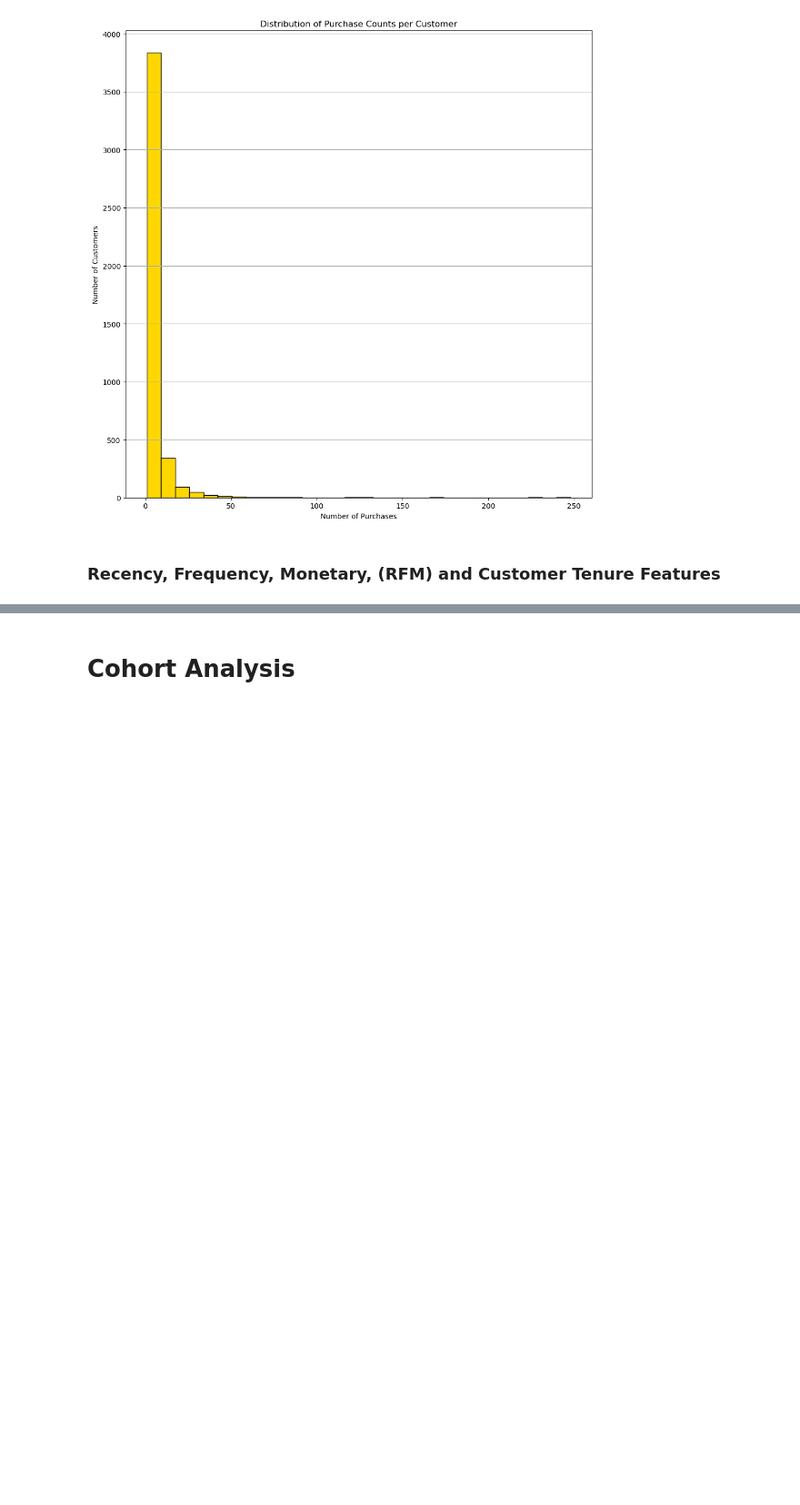
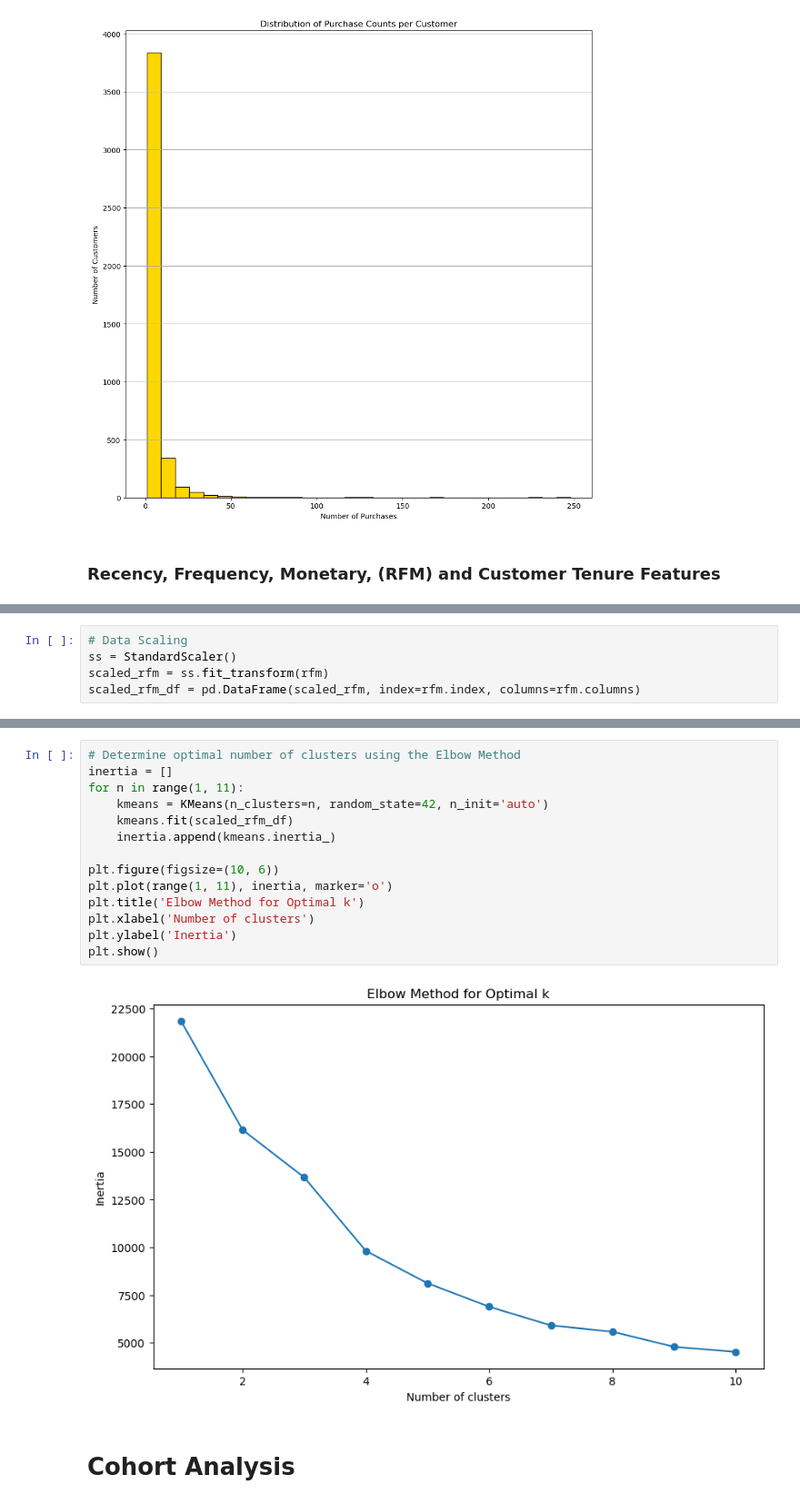
Before and after one commit to Emerald-GitHub/Eshop-pro-cohort-analysis, a Jupyter notebook: notebook/Eshop-pro-cohort-analysis.ipynb, the cells around one changed output, grey strips where cells are left out. Shown at 91% size. Drawn from its saved outputs; the diff is of its cells as text; blank space fills up the shorter version.

```diff
--- a/notebook/Eshop-pro-cohort-analysis.ipynb
+++ b/notebook/Eshop-pro-cohort-analysis.ipynb
@@ -212,3 +214,8 @@ rfm.head()
 | 2 | 12348.0 | 4953 | 282 | 4 | 82378.47 |
 | 3 | 12349.0 | 4896 | 0 | 1 | 176075.12 |
 | 4 | 12350.0 | 5188 | 0 | 1 | 48173.37 |
+# %%
+# Data Scaling
+ss = StandardScaler()
+scaled_rfm = ss.fit_transform(rfm)
+scaled_rfm_df = pd.DataFrame(scaled_rfm, index=rfm.index, columns=rfm.columns)
@@ -215,3 +231,19 @@ rfm.head()
+# %%
+# Determine optimal number of clusters using the Elbow Method
+inertia = []
+for n in range(1, 11):
+    kmeans = KMeans(n_clusters=n, random_state=42, n_init='auto')
+    kmeans.fit(scaled_rfm_df)
+    inertia.append(kmeans.inertia_)
+
+plt.figure(figsize=(10, 6))
+plt.plot(range(1, 11), inertia, marker='o')
+plt.title('Elbow Method for Optimal k')
+plt.xlabel('Number of clusters')
+plt.ylabel('Inertia')
+plt.show()
+# %% [output]
+[figure, added]
 # %% [markdown]
 # Cohort Analysis
 # %% [markdown]
```
Also changed, not shown: parts of 4 cells of this notebook, 2 other files.
